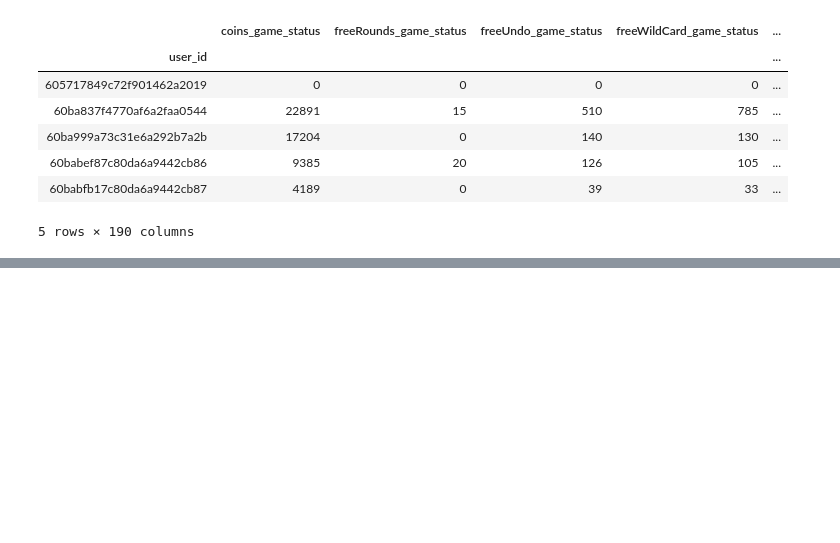
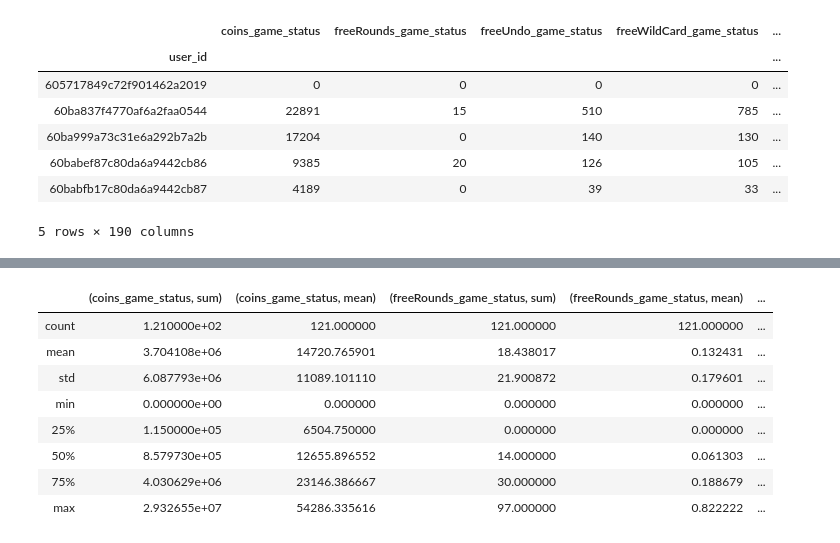
Before and after one commit to smeyanof/game_analysis, a Jupyter notebook: game_analysis.ipynb, the cells around one changed output, grey strips where cells are left out. Drawn from its saved outputs; the diff is of its cells as text; code cells hidden in the pictures; blank space fills up the shorter version.

```diff
--- a/game_analysis.ipynb
+++ b/game_analysis.ipynb
@@ -456,0 +698,12 @@ data_full_count_1.head()
+# %%
+data_full__1_important.loc[data_full__1_important['target']==0].describe()
+# %% [output]
+|  | (coins_game_status, sum) | (coins_game_status, mean) | (freeRounds_game_status, sum) | (freeRounds_game_status, mean) | ... |
+| count | 1.210000e+02 | 121.000000 | 121.000000 | 121.000000 | ... |
+| mean | 3.704108e+06 | 14720.765901 | 18.438017 | 0.132431 | ... |
+| std | 6.087793e+06 | 11089.101110 | 21.900872 | 0.179601 | ... |
+| min | 0.000000e+00 | 0.000000 | 0.000000 | 0.000000 | ... |
+| 25% | 1.150000e+05 | 6504.750000 | 0.000000 | 0.000000 | ... |
+| 50% | 8.579730e+05 | 12655.896552 | 14.000000 | 0.061303 | ... |
+| 75% | 4.030629e+06 | 23146.386667 | 30.000000 | 0.188679 | ... |
+| max | 2.932655e+07 | 54286.335616 | 97.000000 | 0.822222 | ... |
```
Also changed, not shown: parts of 30 cells of this notebook.
